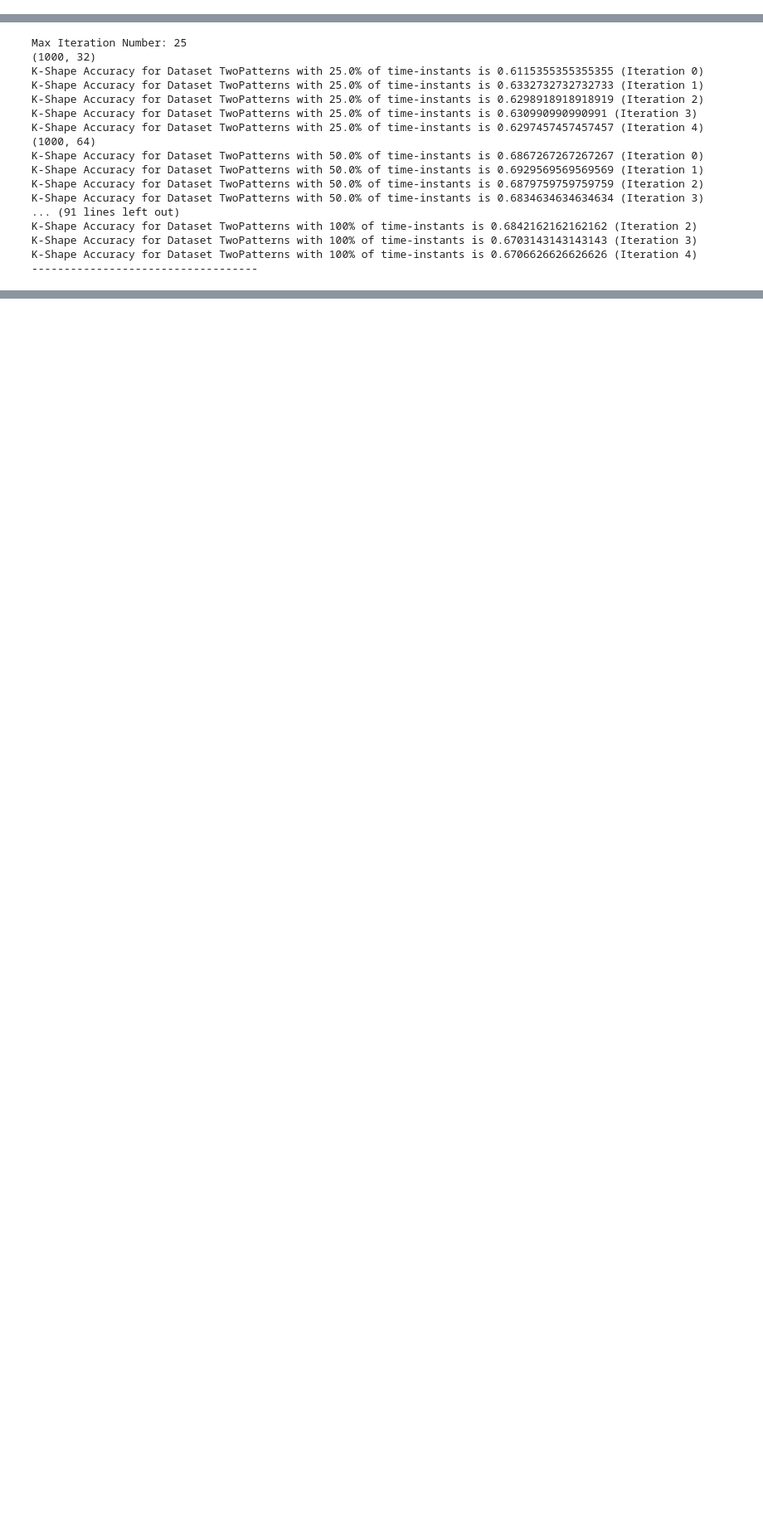
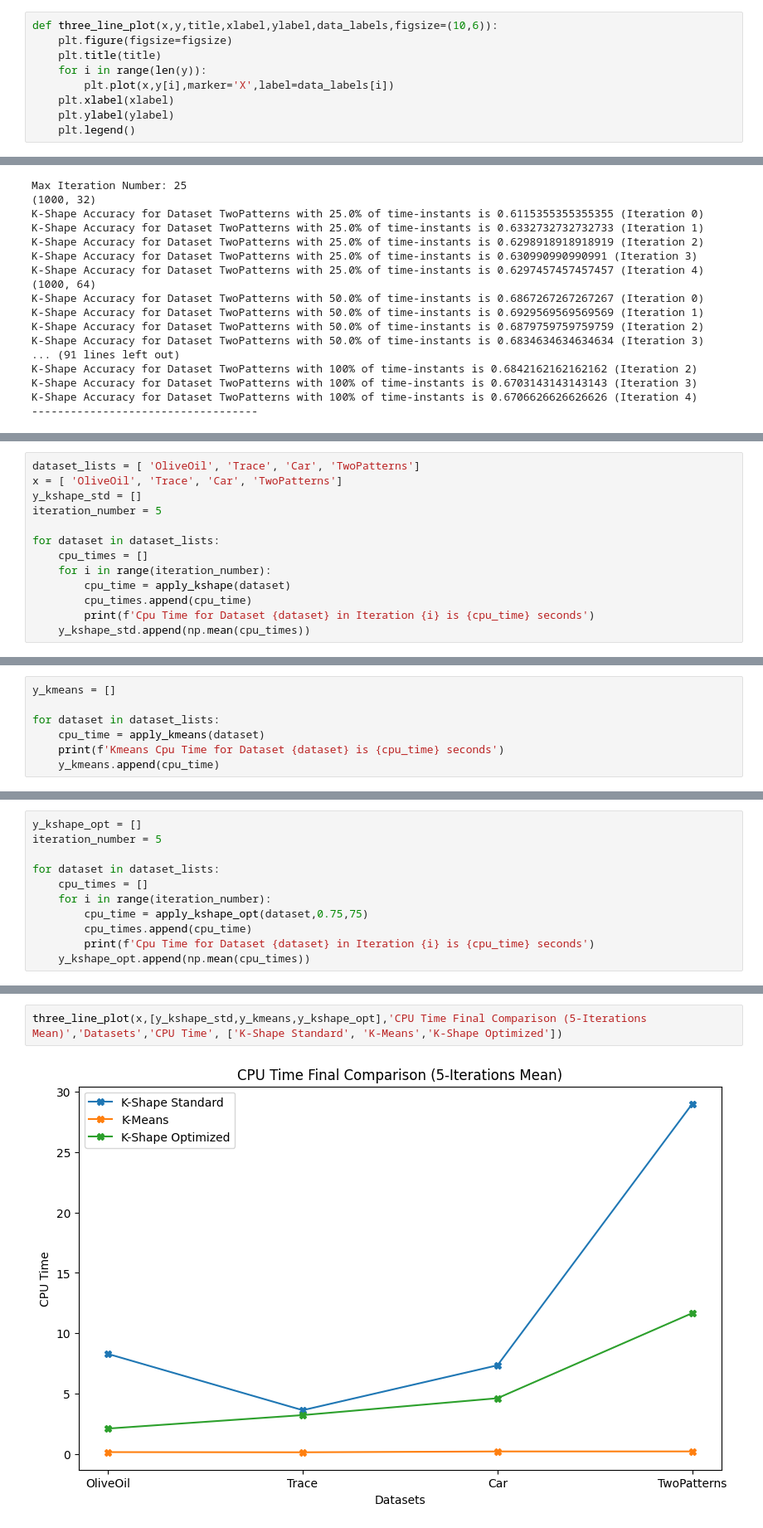
Before and after one commit to lorenzosquassoni/Data-Mining-Project-k-shape, a Jupyter notebook: k-shape-experiments.ipynb, the cells around one changed output, grey strips where cells are left out. Shown: that part at 83% size. Saved outputs shown, nothing was run; the diff lists cells and outputs as text; blank space fills up the shorter version.

```diff
--- a/k-shape-experiments.ipynb
+++ b/k-shape-experiments.ipynb
@@ -111,6 +139,15 @@ def four_line_plot(x,y,title,xlabel,ylabel,data_labels,figsize=(10,6)):
     plt.xlabel(xlabel)
     plt.ylabel(ylabel)
     plt.legend()
+# %%
+def three_line_plot(x,y,title,xlabel,ylabel,data_labels,figsize=(10,6)):
+    plt.figure(figsize=figsize)
+    plt.title(title)
+    for i in range(len(y)):
+        plt.plot(x,y[i],marker='X',label=data_labels[i])
+    plt.xlabel(xlabel)
+    plt.ylabel(ylabel)
+    plt.legend()
 # %% [markdown]
 ## Experiment 1 - Iterations = 1
 # %%
@@ -520,0 +562,13 @@ four_line_plot(x_plt,y_plt_iterations,'Rand Index against Time Instants Reductio
+# %%
+dataset_lists = [ 'OliveOil', 'Trace', 'Car', 'TwoPatterns']
+x = [ 'OliveOil', 'Trace', 'Car', 'TwoPatterns']
+y_kshape_std = []
+iteration_number = 5
+
+for dataset in dataset_lists:
+    cpu_times = []
+    for i in range(iteration_number):
+        cpu_time = apply_kshape(dataset)
+        cpu_times.append(cpu_time)
+        print(f'Cpu Time for Dataset {dataset} in Iteration {i} is {cpu_time} seconds')
+    y_kshape_std.append(np.mean(cpu_times))
@@ -520,0 +596,7 @@ four_line_plot(x_plt,y_plt_iterations,'Rand Index against Time Instants Reductio
+# %%
+y_kmeans = []
+
+for dataset in dataset_lists:
+    cpu_time = apply_kmeans(dataset)
+    print(f'Kmeans Cpu Time for Dataset {dataset} is {cpu_time} seconds')
+    y_kmeans.append(cpu_time)
@@ -520,0 +608,11 @@ four_line_plot(x_plt,y_plt_iterations,'Rand Index against Time Instants Reductio
+# %%
+y_kshape_opt = []
+iteration_number = 5
+
+for dataset in dataset_lists:
+    cpu_times = []
+    for i in range(iteration_number):
+        cpu_time = apply_kshape_opt(dataset,0.75,75)
+        cpu_times.append(cpu_time)
+        print(f'Cpu Time for Dataset {dataset} in Iteration {i} is {cpu_time} seconds')
+    y_kshape_opt.append(np.mean(cpu_times))
@@ -520,0 +640,4 @@ four_line_plot(x_plt,y_plt_iterations,'Rand Index against Time Instants Reductio
+# %%
+three_line_plot(x,[y_kshape_std,y_kmeans,y_kshape_opt],'CPU Time Final Comparison (5-Iterations Mean)','Datasets','CPU Time', ['K-Shape Standard', 'K-Means','K-Shape Optimized'])
+# %% [output]
+[figure, added]
```
Also changed, not shown: parts of 12 cells of this notebook.
